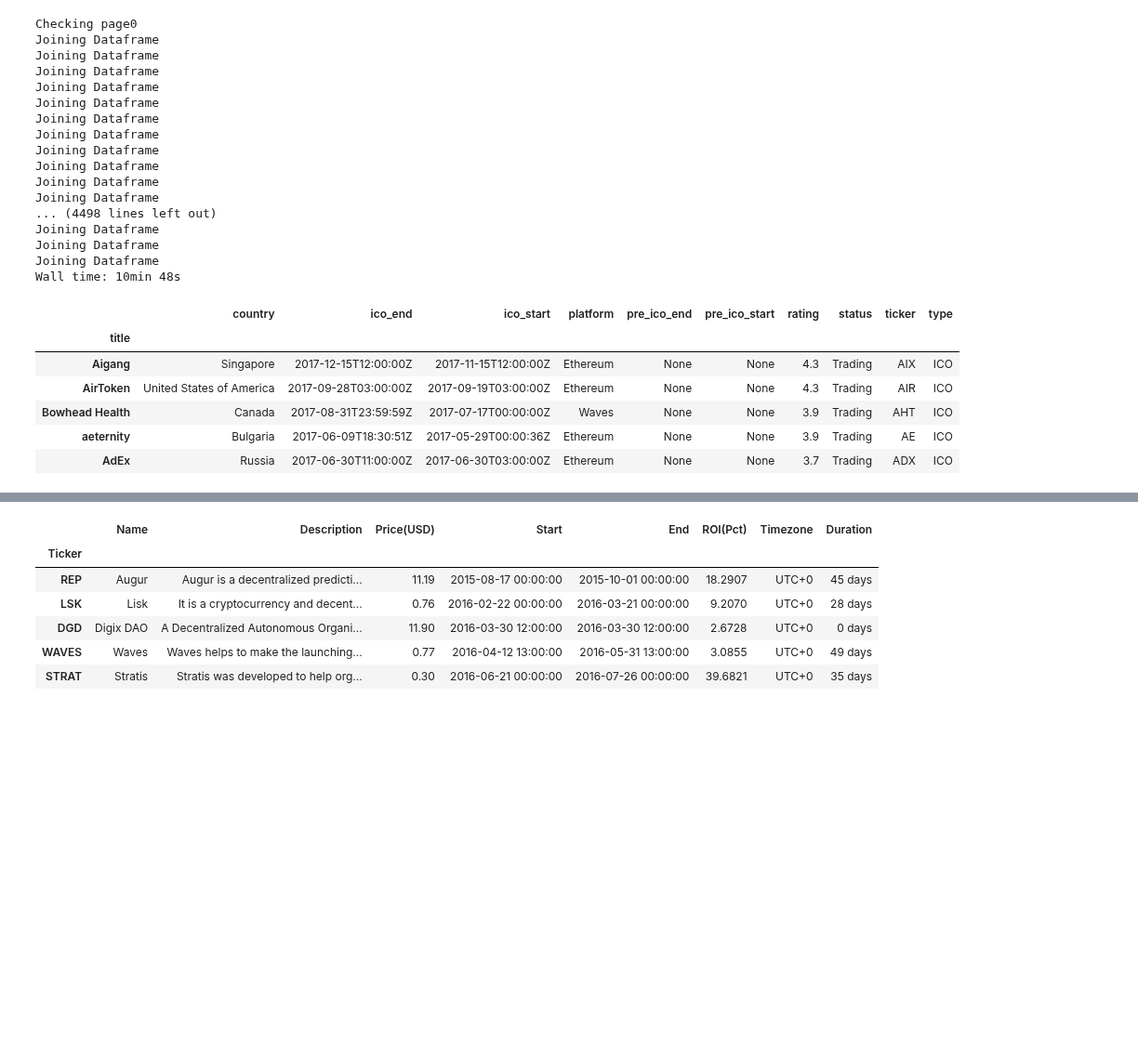
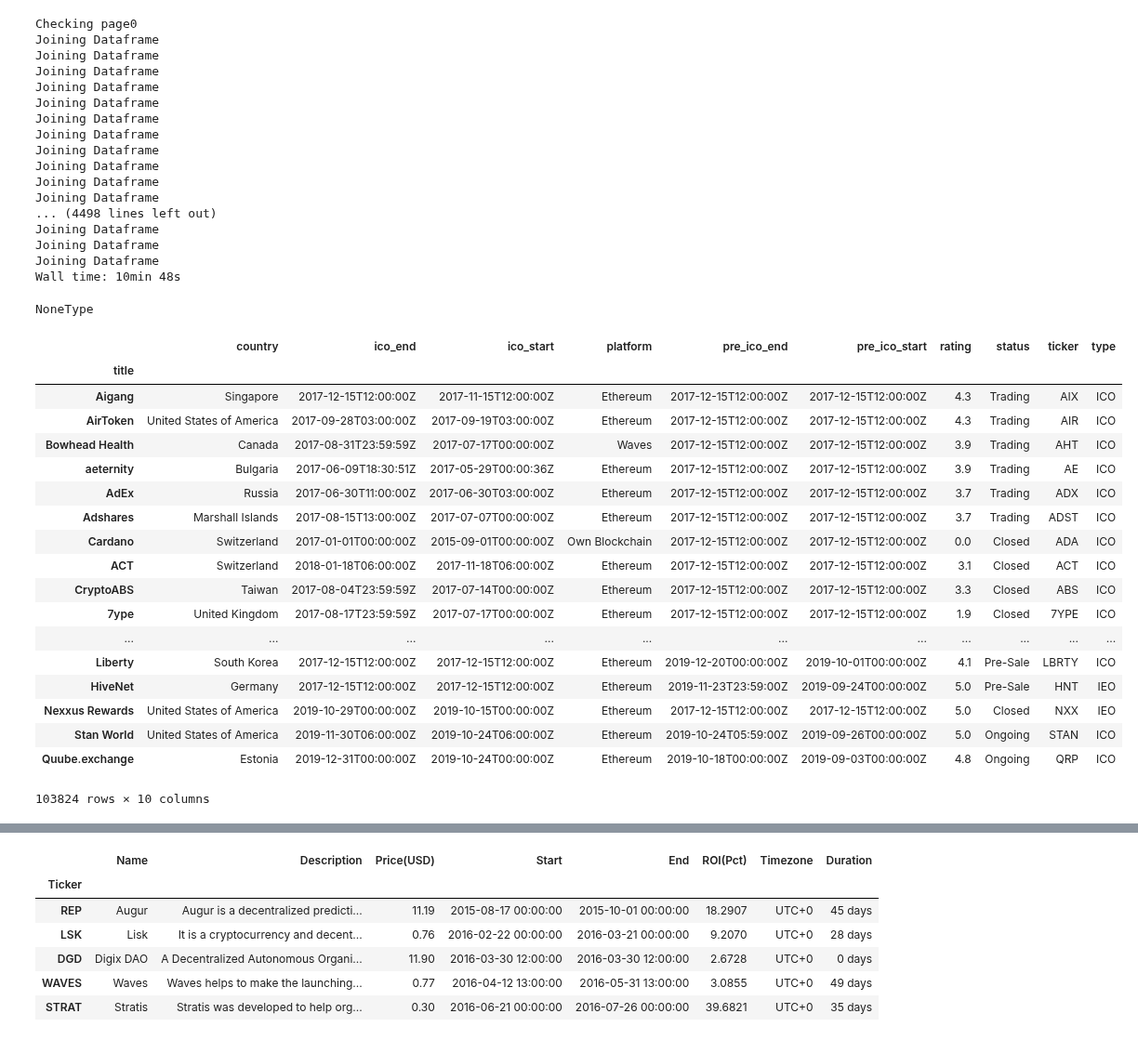
Before and after one commit to eccadena/ICO_Viability_Index, a Jupyter notebook: notebooks/libs/Eric/ready/trackIPO_final.ipynb, the cells around one changed output, grey strips where cells are left out. Shown at 93% size. Saved outputs shown, nothing was run; the diff lists cells and outputs as text; code cells hidden in the pictures; blank space fills up the shorter version.

```diff
--- a/notebooks/libs/Eric/ready/trackIPO_final.ipynb
+++ b/notebooks/libs/Eric/ready/trackIPO_final.ipynb
@@ -195,13 +281,30 @@ Wall time: 10min 48s
 import copy
 # %%
 ICO_API_df = copy.deepcopy(ICO_API_df_ORIGINAL)
-# %%
-ICO_API_df.head()
-# %% [output]
-|  | country | ico_end | ico_start | platform | pre_ico_end | pre_ico_start | rating | status | ticker | type |
-| title |  |  |  |  |  |  |  |  |  |  |
-| Aigang | Singapore | 2017-12-15T12:00:00Z | 2017-11-15T12:00:00Z | Ethereum | None | None | 4.3 | Trading | AIX | ICO |
-| AirToken | United States of America | 2017-09-28T03:00:00Z | 2017-09-19T03:00:00Z | Ethereum | None | None | 4.3 | Trading | AIR | ICO |
-| Bowhead Health | Canada | 2017-08-31T23:59:59Z | 2017-07-17T00:00:00Z | Waves | None | None | 3.9 | Trading | AHT | ICO |
-| aeternity | Bulgaria | 2017-06-09T18:30:51Z | 2017-05-29T00:00:36Z | Ethereum | None | None | 3.9 | Trading | AE | ICO |
-| AdEx | Russia | 2017-06-30T11:00:00Z | 2017-06-30T03:00:00Z | Ethereum | None | None | 3.7 | Trading | ADX | ICO |
+# %%
+type(ICO_API_df['pre_ico_end'][0])
+# %% [output]
+NoneType
+# %%
+ICO_API_df.replace(to_replace=[None], value=ICO_API_df['ico_end'][0], inplace=True)
+ICO_API_df
+# %% [output]
+|  | country | ico_end | ico_start | platform | pre_ico_end | pre_ico_start | rating | status | ticker | type |
+| title |  |  |  |  |  |  |  |  |  |  |
+| Aigang | Singapore | 2017-12-15T12:00:00Z | 2017-11-15T12:00:00Z | Ethereum | 2017-12-15T12:00:00Z | 2017-12-15T12:00:00Z | 4.3 | Trading | AIX | ICO |
+| AirToken | United States of America | 2017-09-28T03:00:00Z | 2017-09-19T03:00:00Z | Ethereum | 2017-12-15T12:00:00Z | 2017-12-15T12:00:00Z | 4.3 | Trading | AIR | ICO |
+| Bowhead Health | Canada | 2017-08-31T23:59:59Z | 2017-07-17T00:00:00Z | Waves | 2017-12-15T12:00:00Z | 2017-12-15T12:00:00Z | 3.9 | Trading | AHT | ICO |
+| aeternity | Bulgaria | 2017-06-09T18:30:51Z | 2017-05-29T00:00:36Z | Ethereum | 2017-12-15T12:00:00Z | 2017-12-15T12:00:00Z | 3.9 | Trading | AE | ICO |
+| AdEx | Russia | 2017-06-30T11:00:00Z | 2017-06-30T03:00:00Z | Ethereum | 2017-12-15T12:00:00Z | 2017-12-15T12:00:00Z | 3.7 | Trading | ADX | ICO |
+| Adshares | Marshall Islands | 2017-08-15T13:00:00Z | 2017-07-07T00:00:00Z | Ethereum | 2017-12-15T12:00:00Z | 2017-12-15T12:00:00Z | 3.7 | Trading | ADST | ICO |
+| Cardano | Switzerland | 2017-01-01T00:00:00Z | 2015-09-01T00:00:00Z | Own Blockchain | 2017-12-15T12:00:00Z | 2017-12-15T12:00:00Z | 0.0 | Closed | ADA | ICO |
+| ACT | Switzerland | 2018-01-18T06:00:00Z | 2017-11-18T06:00:00Z | Ethereum | 2017-12-15T12:00:00Z | 2017-12-15T12:00:00Z | 3.1 | Closed | ACT | ICO |
+| CryptoABS | Taiwan | 2017-08-04T23:59:59Z | 2017-07-14T00:00:00Z | Ethereum | 2017-12-15T12:00:00Z | 2017-12-15T12:00:00Z | 3.3 | Closed | ABS | ICO |
+| 7ype | United Kingdom | 2017-08-17T23:59:59Z | 2017-07-17T00:00:00Z | Ethereum | 2017-12-15T12:00:00Z | 2017-12-15T12:00:00Z | 1.9 | Closed | 7YPE | ICO |
+| ... | ... | ... | ... | ... | ... | ... | ... | ... | ... | ... |
+| Liberty | South Korea | 2017-12-15T12:00:00Z | 2017-12-15T12:00:00Z | Ethereum | 2019-12-20T00:00:00Z | 2019-10-01T00:00:00Z | 4.1 | Pre-Sale | LBRTY | ICO |
+| HiveNet | Germany | 2017-12-15T12:00:00Z | 2017-12-15T12:00:00Z | Ethereum | 2019-11-23T23:59:00Z | 2019-09-24T00:00:00Z | 5.0 | Pre-Sale | HNT | IEO |
+| Nexxus Rewards | United States of America | 2019-10-29T00:00:00Z | 2019-10-15T00:00:00Z | Ethereum | 2017-12-15T12:00:00Z | 2017-12-15T12:00:00Z | 5.0 | Closed | NXX | IEO |
+| Stan World | United States of America | 2019-11-30T06:00:00Z | 2019-10-24T06:00:00Z | Ethereum | 2019-10-24T05:59:00Z | 2019-09-26T00:00:00Z | 5.0 | Ongoing | STAN | ICO |
+| Quube.exchange | Estonia | 2019-12-31T00:00:00Z | 2019-10-24T00:00:00Z | Ethereum | 2019-10-18T00:00:00Z | 2019-09-03T00:00:00Z | 4.8 | Ongoing | QRP | ICO |
+103824 rows × 10 columns
```
Also changed, not shown: parts of 5 cells of this notebook, 2 other files.
